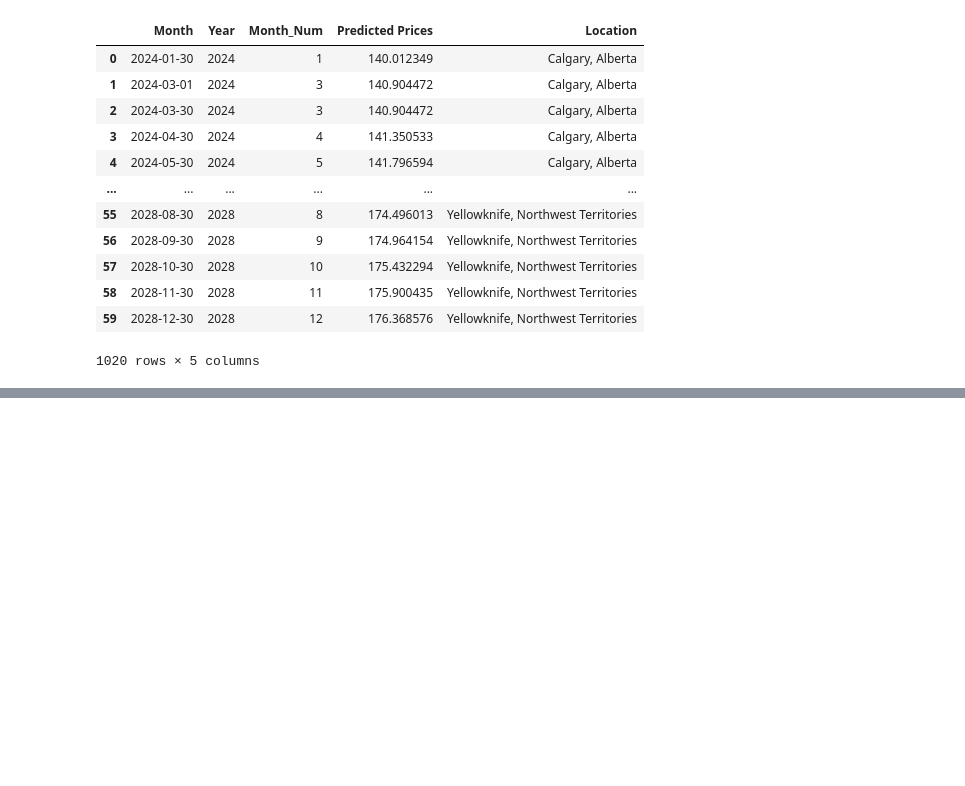
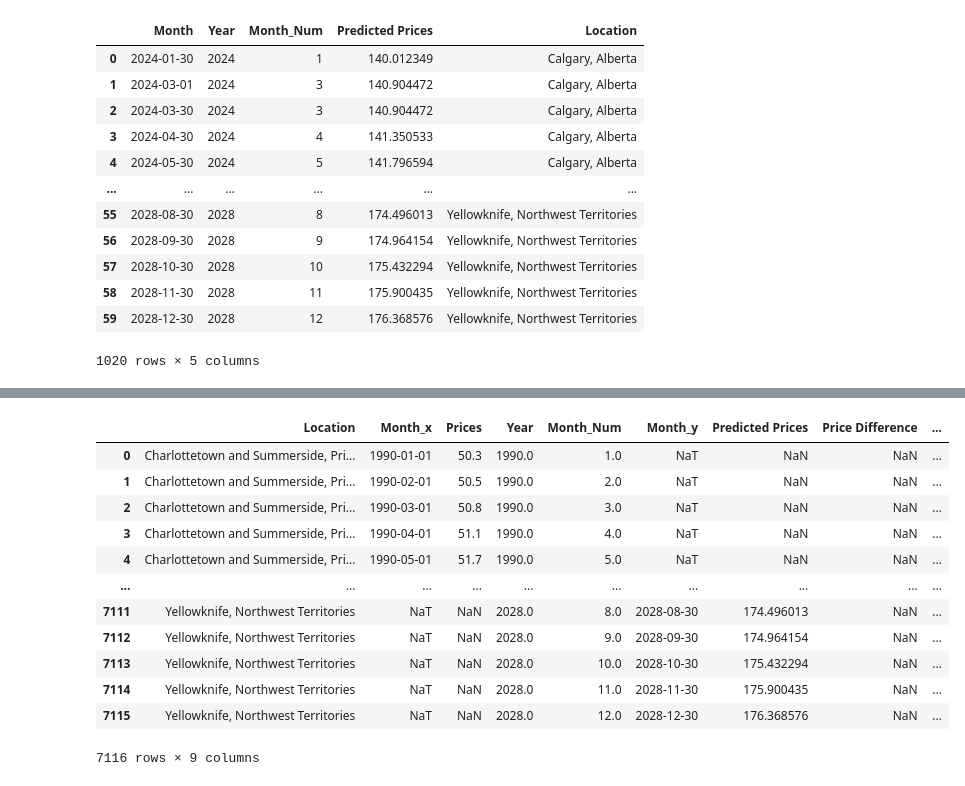
Before and after one commit to Chimanny413/Project_4, a Jupyter notebook: Predictions_Diesel.ipynb, the cells around one changed output, grey strips where cells are left out. Cells and saved outputs as stored; diff of their text form; code cells hidden in the pictures; blank space fills up the shorter version.

```diff
--- a/Predictions_Diesel.ipynb
+++ b/Predictions_Diesel.ipynb
@@ -120,0 +153,58 @@ plot
+# %%
+# Convert 'Prices' column to float
+df['Prices'] = df['Prices'].astype(float)
+
+# Group the data by 'Location' for predictions
+groups = df.groupby('Location')
+# %%
+# Initialize an empty DataFrame to store the predictions
+predicted_df = pd.DataFrame()
+# %%
+# Iterate through each group and make predictions
+for name, group in groups:
+    # Splitting the data into features (X) and target variable (y)
+    X = group[['Year', 'Month_Num']]
+    y = group['Prices']
+
+    # Training a linear regression model
+    model = LinearRegression()
+    model.fit(X, y)
+
+    # Create a DataFrame for future dates for this location
+    future_dates = pd.date_range(start=group['Month'].max(), periods=60, freq='M') + datetime.timedelta(days=30)
+    future_df = pd.DataFrame({'Month': future_dates})
+    future_df['Year'] = future_df['Month'].dt.year
+    future_df['Month_Num'] = future_df['Month'].dt.month
+
+    # Make predictions for this location
+    future_predictions = model.predict(future_df[['Year', 'Month_Num']])
+
+    # Add predictions to the predicted DataFrame
+    future_df['Predicted Prices'] = future_predictions
+    future_df['Location'] = name
+
+    # Append the predictions for this location to the overall predicted DataFrame
+    predicted_df = pd.concat([predicted_df, future_df])
+# %%
+# Reset the index of the predicted DataFrame
+predicted_df.reset_index(drop=True, inplace=True)
+# %%
+# Merge the predicted DataFrame with the actual data to calculate percentage change
+merged_df = pd.merge(df, predicted_df, on=['Location', 'Year', 'Month_Num'], how='outer')
+merged_df['Price Difference'] = merged_df['Predicted Prices'] - merged_df['Prices']
+merged_df['Percentage Change'] = (merged_df['Price Difference'] / merged_df['Prices']) * 100
+merged_df
+# %% [output]
+|  | Location | Month_x | Prices | Year | Month_Num | Month_y | Predicted Prices | Price Difference | ... |
+| 0 | Charlottetown and Summerside, Pri... | 1990-01-01 | 50.3 | 1990.0 | 1.0 | NaT | NaN | NaN | ... |
+| 1 | Charlottetown and Summerside, Pri... | 1990-02-01 | 50.5 | 1990.0 | 2.0 | NaT | NaN | NaN | ... |
+| 2 | Charlottetown and Summerside, Pri... | 1990-03-01 | 50.8 | 1990.0 | 3.0 | NaT | NaN | NaN | ... |
+| 3 | Charlottetown and Summerside, Pri... | 1990-04-01 | 51.1 | 1990.0 | 4.0 | NaT | NaN | NaN | ... |
+| 4 | Charlottetown and Summerside, Pri... | 1990-05-01 | 51.7 | 1990.0 | 5.0 | NaT | NaN | NaN | ... |
+| ... | ... | ... | ... | ... | ... | ... | ... | ... | ... |
+| 7111 | Yellowknife, Northwest Territories | NaT | NaN | 2028.0 | 8.0 | 2028-08-30 | 174.496013 | NaN | ... |
+| 7112 | Yellowknife, Northwest Territories | NaT | NaN | 2028.0 | 9.0 | 2028-09-30 | 174.964154 | NaN | ... |
+| 7113 | Yellowknife, Northwest Territories | NaT | NaN | 2028.0 | 10.0 | 2028-10-30 | 175.432294 | NaN | ... |
+| 7114 | Yellowknife, Northwest Territories | NaT | NaN | 2028.0 | 11.0 | 2028-11-30 | 175.900435 | NaN | ... |
+| 7115 | Yellowknife, Northwest Territories | NaT | NaN | 2028.0 | 12.0 | 2028-12-30 | 176.368576 | NaN | ... |
+7116 rows × 9 columns
```
Also changed, not shown: parts of 6 cells of this notebook.
